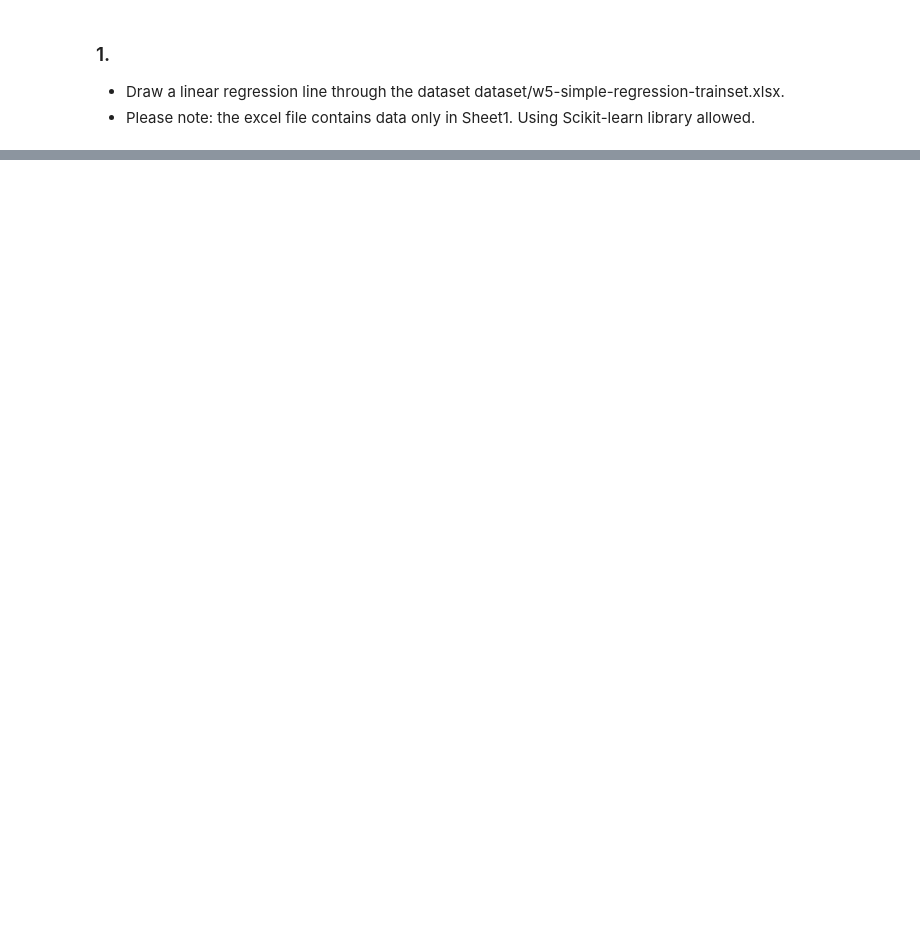
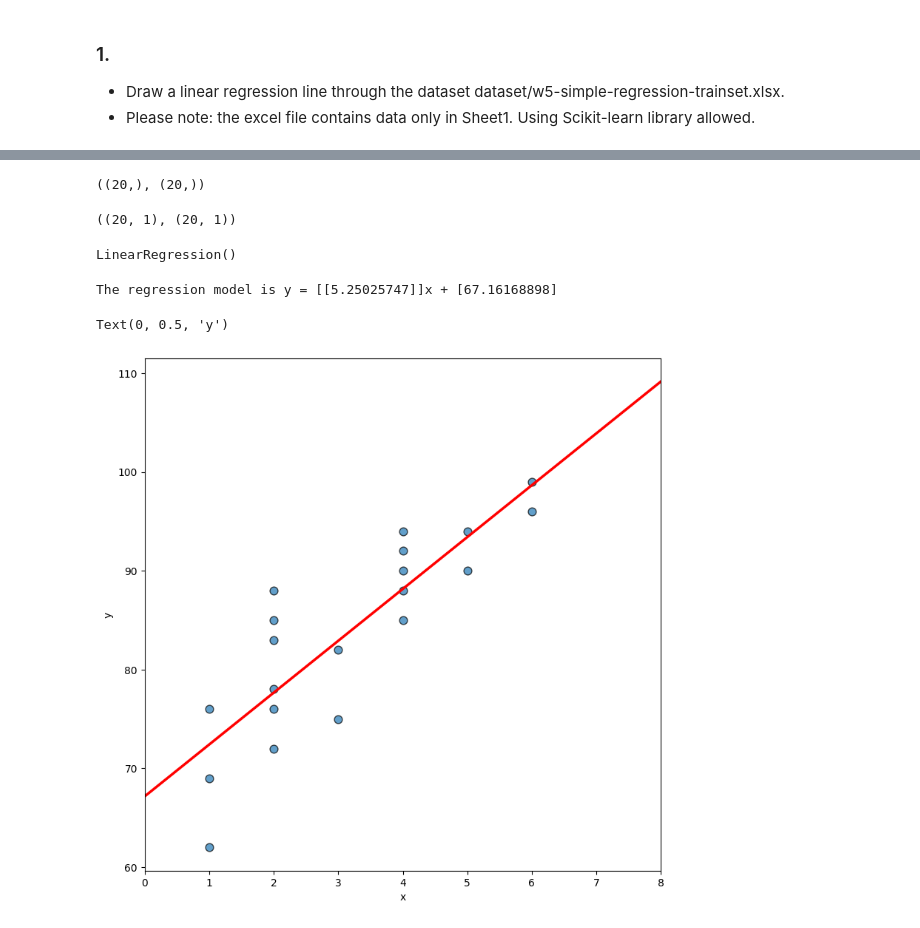
Before and after one commit to natalie2nguyen/MachineLearning, a Jupyter notebook: week5_encoding.ipynb, the cells around one changed output, grey strips where cells are left out. Saved outputs shown, nothing was run; the diff lists cells and outputs as text; code cells hidden in the pictures; blank space fills up the shorter version.

```diff
--- a/week5_encoding.ipynb
+++ b/week5_encoding.ipynb
@@ -235,0 +17,5 @@ The RMSE and R2_score ALOT better than model 1
+# %%
+x = df.iloc[:,0]
+y = df.iloc[:,-1]
+print(x)
+print(y)
@@ -235,0 +40,49 @@ The RMSE and R2_score ALOT better than model 1
+# %%
+x.shape, y.shape
+# %% [output]
+((20,), (20,))
+# %%
+# reshape so they both are (20,1)
+
+import numpy as np
+# n = 20
+n = x.shape[0]
+x = x.reshape(n,1)
+y = y.reshape(n,1)
+x.shape, y.shape
+# %% [output]
+((20, 1), (20, 1))
+# %%
+# building Linear regression model using scikit-learn
+from sklearn.linear_model import LinearRegression
+reg_model_scikit = LinearRegression()
+reg_model_scikit.fit(x,y)
+# %% [output]
+LinearRegression()
+# %%
+beta_1 = reg_model_scikit.coef_
+beta_0 = reg_model_scikit.intercept_
+print(f'The regression model is y = {beta_1}x + {beta_0}')
+# %% [output]
+The regression model is y = [[5.25025747]]x + [67.16168898]
+# %%
+# have the model precit x
+x_seq = np.linspace(0,8,100).reshape(-1,1) # for regression line plotting
+y_pred = reg_model_scikit.predict(x_seq)
+# %%
+import matplotlib.pyplot as plt
+# initialize layout
+fig, ax = plt.subplots(figsize=(9,9))
+
+# add scatterplot
+ax.scatter(x,y, s=60, alpha=0.7, edgecolors='k')
+plt.xlim([0,8])
+
+# generate x-axis points
+# plot regression line (red)
+ax.plot(x_seq, y_pred, color='red', lw=2.5)
+plt.xlabel('x')
+plt.ylabel('y')
+# %% [output]
+Text(0, 0.5, 'y')
+[figure, added]
```
Also changed, not shown: parts of 54 cells of this notebook, 1 other file.
